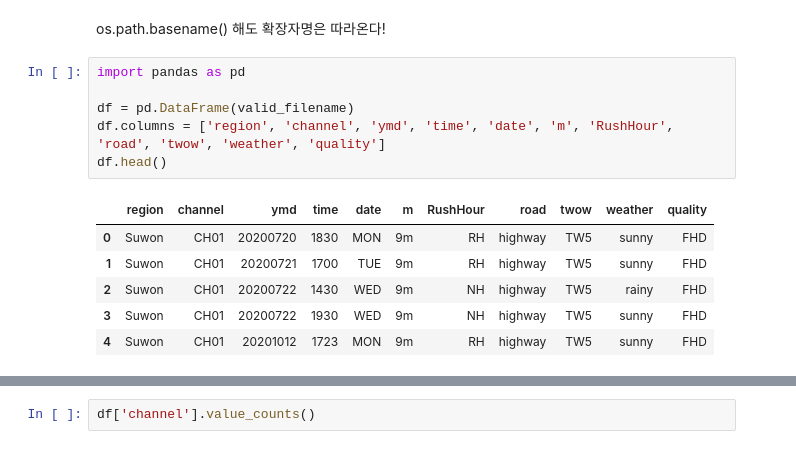
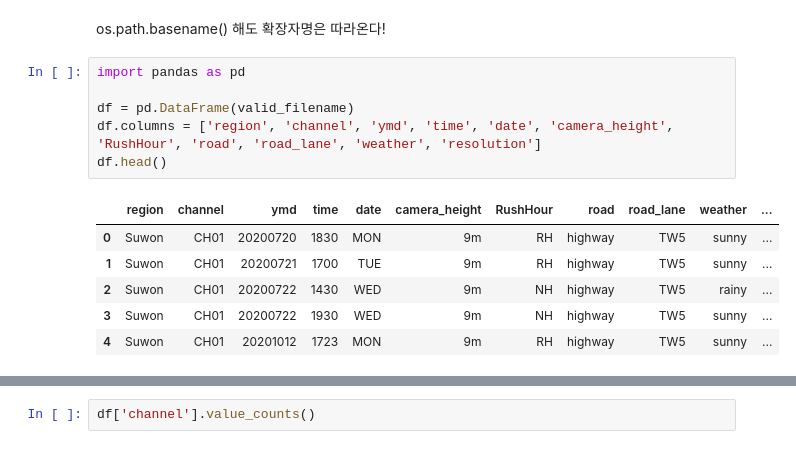
Before and after one commit to sesac-google-ai-1st/yongjung_yolo_repo, a Jupyter notebook: 231120labelEDA.ipynb, the cells around one changed output, grey strips where cells are left out. Drawn from its saved outputs; the diff is of its cells as text.

Commit message:
valid label 파일명 분석 (칼럼명 구체화)
- m -> camera_height
- twow -> road_lane
- quality -> resolution

```diff
--- a/231120labelEDA.ipynb
+++ b/231120labelEDA.ipynb
@@ -126,16 +126,16 @@ os.path.basename() 해도 확장자명은 따라온다!
 # %%
 import pandas as pd
 
 df = pd.DataFrame(valid_filename)
-df.columns = ['region', 'channel', 'ymd', 'time', 'date', 'm', 'RushHour', 'road', 'twow', 'weather', 'quality']
+df.columns = ['region', 'channel', 'ymd', 'time', 'date', 'camera_height', 'RushHour', 'road', 'road_lane', 'weather', 'resolution']
 df.head()
 # %% [output]
-|  | region | channel | ymd | time | date | m | RushHour | road | twow | weather | quality |
-| 0 | Suwon | CH01 | 20200720 | 1830 | MON | 9m | RH | highway | TW5 | sunny | FHD |
-| 1 | Suwon | CH01 | 20200721 | 1700 | TUE | 9m | RH | highway | TW5 | sunny | FHD |
-| 2 | Suwon | CH01 | 20200722 | 1430 | WED | 9m | NH | highway | TW5 | rainy | FHD |
-| 3 | Suwon | CH01 | 20200722 | 1930 | WED | 9m | NH | highway | TW5 | sunny | FHD |
-| 4 | Suwon | CH01 | 20201012 | 1723 | MON | 9m | RH | highway | TW5 | sunny | FHD |
+|  | region | channel | ymd | time | date | camera_height | RushHour | road | road_lane | weather | ... |
+| 0 | Suwon | CH01 | 20200720 | 1830 | MON | 9m | RH | highway | TW5 | sunny | ... |
+| 1 | Suwon | CH01 | 20200721 | 1700 | TUE | 9m | RH | highway | TW5 | sunny | ... |
+| 2 | Suwon | CH01 | 20200722 | 1430 | WED | 9m | NH | highway | TW5 | rainy | ... |
+| 3 | Suwon | CH01 | 20200722 | 1930 | WED | 9m | NH | highway | TW5 | sunny | ... |
+| 4 | Suwon | CH01 | 20201012 | 1723 | MON | 9m | RH | highway | TW5 | sunny | ... |
 # %%
 df.info()
 # %% [output]
```
Also changed, not shown: parts of 2 cells of this notebook, 1 other file.
